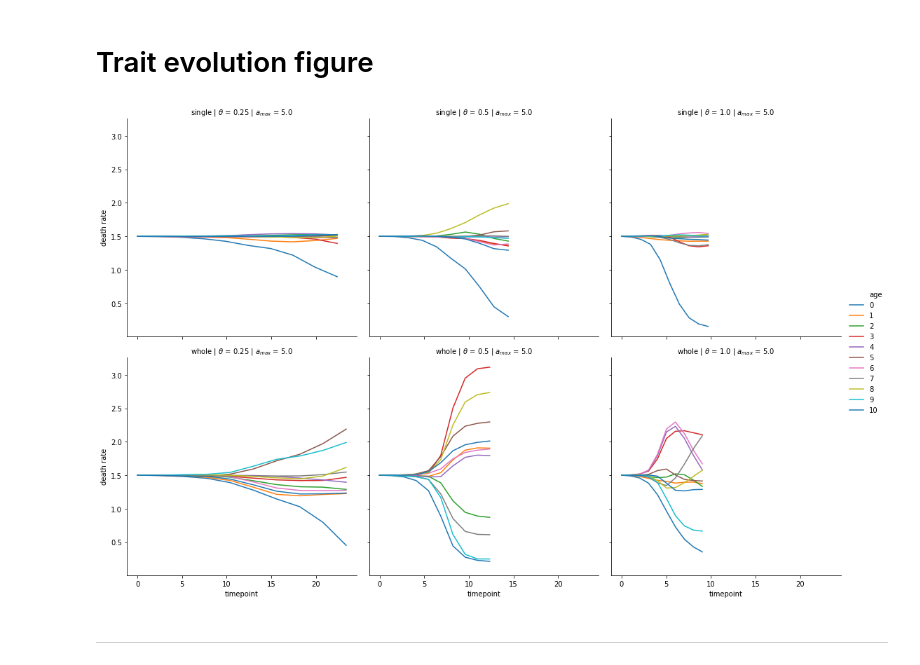
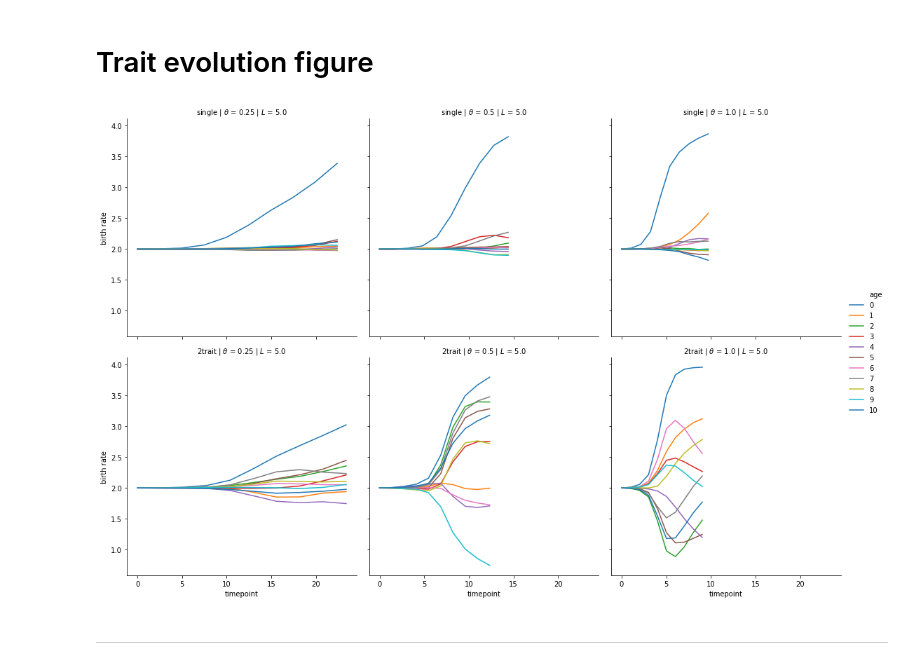
Before and after one commit to ariansajina/bachelor-thesis, a Jupyter notebook: data/plot-series.ipynb, the cells around one changed output. Saved outputs shown, nothing was run; the diff lists cells and outputs as text; code cells hidden in the pictures.

```diff
--- a/data/plot-series.ipynb
+++ b/data/plot-series.ipynb
@@ -212,36 +212,36 @@ def get_numbers(s):
     return listOfNumbers
 
 def process_label(label):
-    which = 'single' if 'single' in label else 'whole'
+    which = 'single' if 'single' in label else '2trait'
     mstd, mage = get_numbers(label)
     return '{0} | {1} = {2} | {3} = {4}'.format(which,r'$\theta$',mstd,r'$L$',mage)
 # %%
 pal = sns.color_palette(n_colors=n_ages-1)
 dft1['parameters'] = dft1['label'].apply(process_label)
 
-g = sns.relplot(data=dft1[np.logical_and(dft1.age<n_ages-1, dft1.type=='death')], x='timepoint', y='trait', hue='age', kind='line', col='parameters', col_wrap=3,palette=pal)
+g = sns.relplot(data=dft1[np.logical_and(dft1.age<n_ages-1, dft1.type=='reproduction')], x='timepoint', y='trait', hue='age', kind='line', col='parameters', col_wrap=3,palette=pal)
 g.set_titles('{col_name}')
-g.axes[0].set_ylabel('death rate')
-g.axes[3].set_ylabel('death rate')
+g.axes[0].set_ylabel('birth rate')
+g.axes[3].set_ylabel('birth rate')
 #g.axes[1][0].set_ylabel('birth rate')
 
 init_death = 1.5
 init_repr = 2.
 
 # shaded area for death rate variance
 #for ax, label in zip(g.axes.flatten()[:len(pop_labels)], pop_labels1):
 #    x = dftv[dftv.label == label].timepoint
 #    y = dftv[dftv.label == label].death
 #    ax.fill_between(x, init_death-y, init_death+y, color='gray', alpha=0.2)
 # shaded area for birth rate variance
 #for ax, label in zip(g.axes.flatten()[len(pop_labels1):], pop_labels1):
 #    x = dftv[dftv.label == label].timepoint
 #    y = dftv[dftv.label == label].reproduction
 #    ax.fill_between(x, init_repr-y, init_repr+y, color='gray', alpha=0.2)
 
 g.savefig('/home/asajina/repos/thesis-paper/figures/trait_evo2', dpi=600)
 # %% [output]
-[figure, old version]
+[figure, new version]
 # %% [markdown]
 ______________
 # %% [markdown]
```
Also changed, not shown: parts of 6 cells of this notebook, 1 other file.
